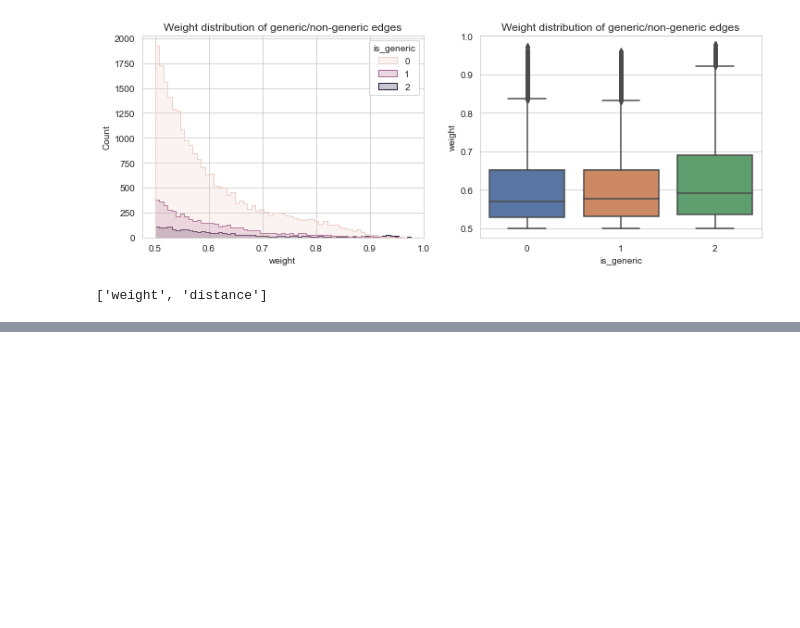
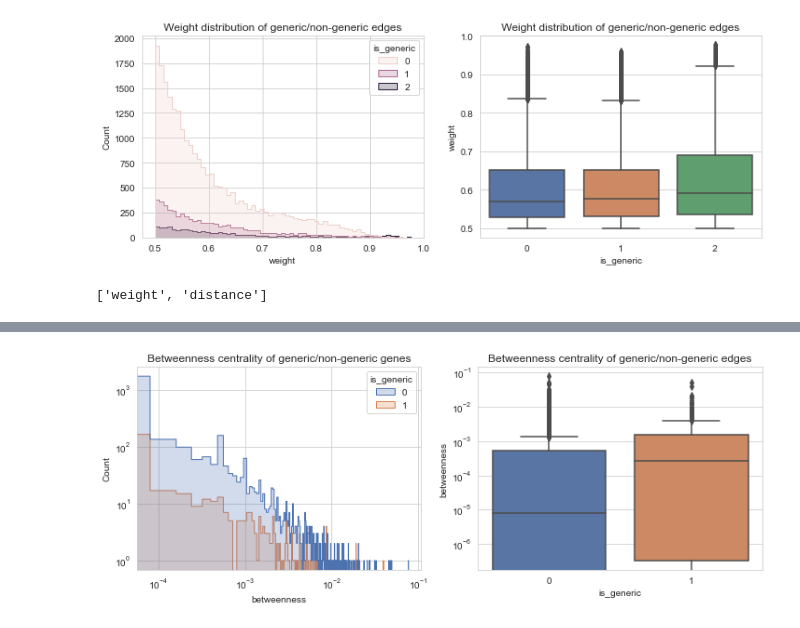
Before and after one commit to greenelab/generic-expression-patterns, a Jupyter notebook: network_analysis/2_calculate_node_statistics.ipynb, the cells around one changed output, grey strips where cells are left out. Drawn from its saved outputs; the diff is of its cells as text; code cells hidden in the pictures; blank space fills up the shorter version.

Commit message:
plot betweenness centrality comparison

```diff
--- a/network_analysis/2_calculate_node_statistics.ipynb
+++ b/network_analysis/2_calculate_node_statistics.ipynb
@@ -119,3 +103,13 @@ PA0002 PA0004 0.550410666782419 0.449589333217581
 # %%
 # analyze betweenness centrality for generic vs. other genes
+def betweenness_to_df(G, v_bw):
+    vs = G.get_vertices()
+    return pd.DataFrame({
+        'gene': [G.vp['name'][v] for v in vs],
+        'betweenness': [v_bw[v] for v in vs],
+        'is_generic': [G.vp['is_generic'][v] for v in vs]
+    })
+
 v_bw, _ = gt.betweenness(G, weight=G.ep['distance'])
+bw_df = betweenness_to_df(G, v_bw)
+bw_df.head()
@@ -121,0 +123,13 @@ v_bw, _ = gt.betweenness(G, weight=G.ep['distance'])
+# %%
+sns.set({'figure.figsize': (12, 4)})
+sns.set_style('whitegrid')
+fig, axarr = plt.subplots(1, 2)
+sns.histplot(data=bw_df, x='betweenness', hue='is_generic', element='step', ax=axarr[0])
+axarr[0].set_title('Betweenness centrality of generic/non-generic genes')
+axarr[0].set_xscale('log')
+axarr[0].set_yscale('log')
+sns.boxplot(data=bw_df, y='betweenness', x='is_generic', ax=axarr[1])
+axarr[1].set_title('Betweenness centrality of generic/non-generic edges')
+axarr[1].set_yscale('log')
+# %% [output]
+[figure, added]
```
Also changed, not shown: parts of 6 cells of this notebook, 1 other file.
